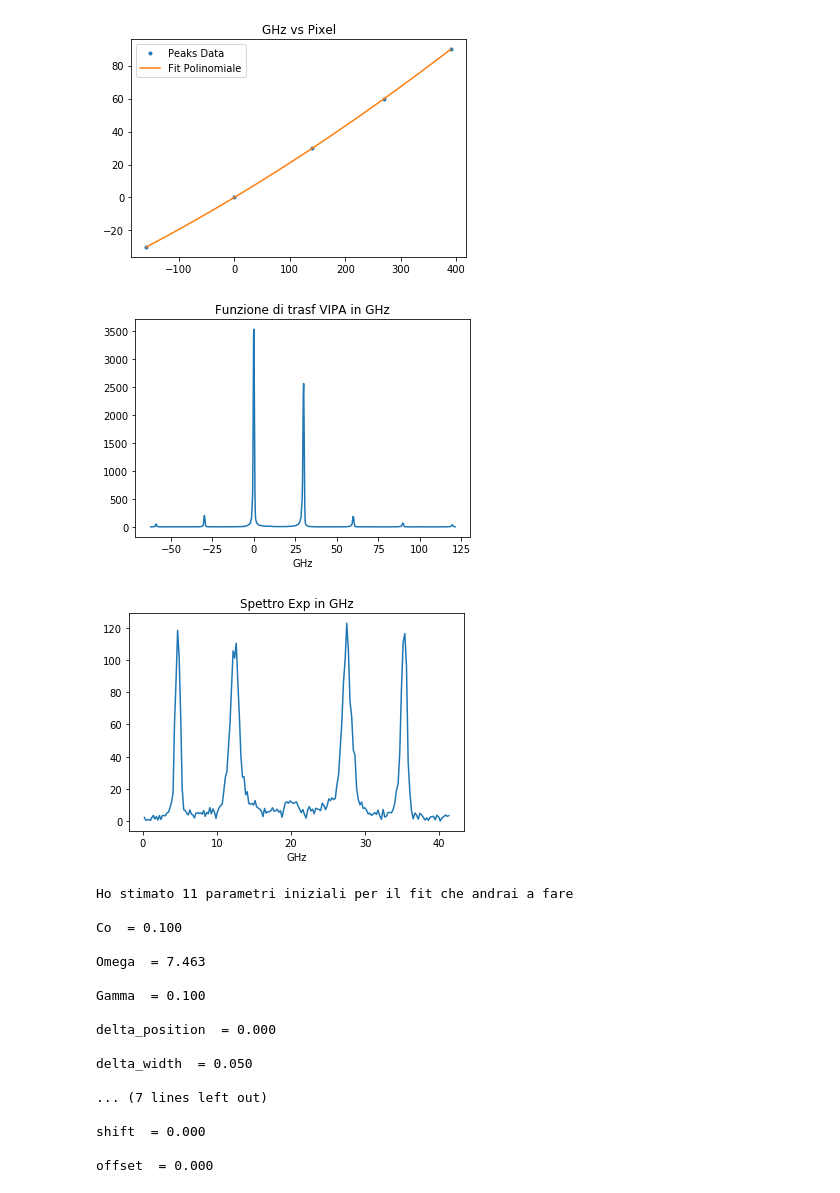
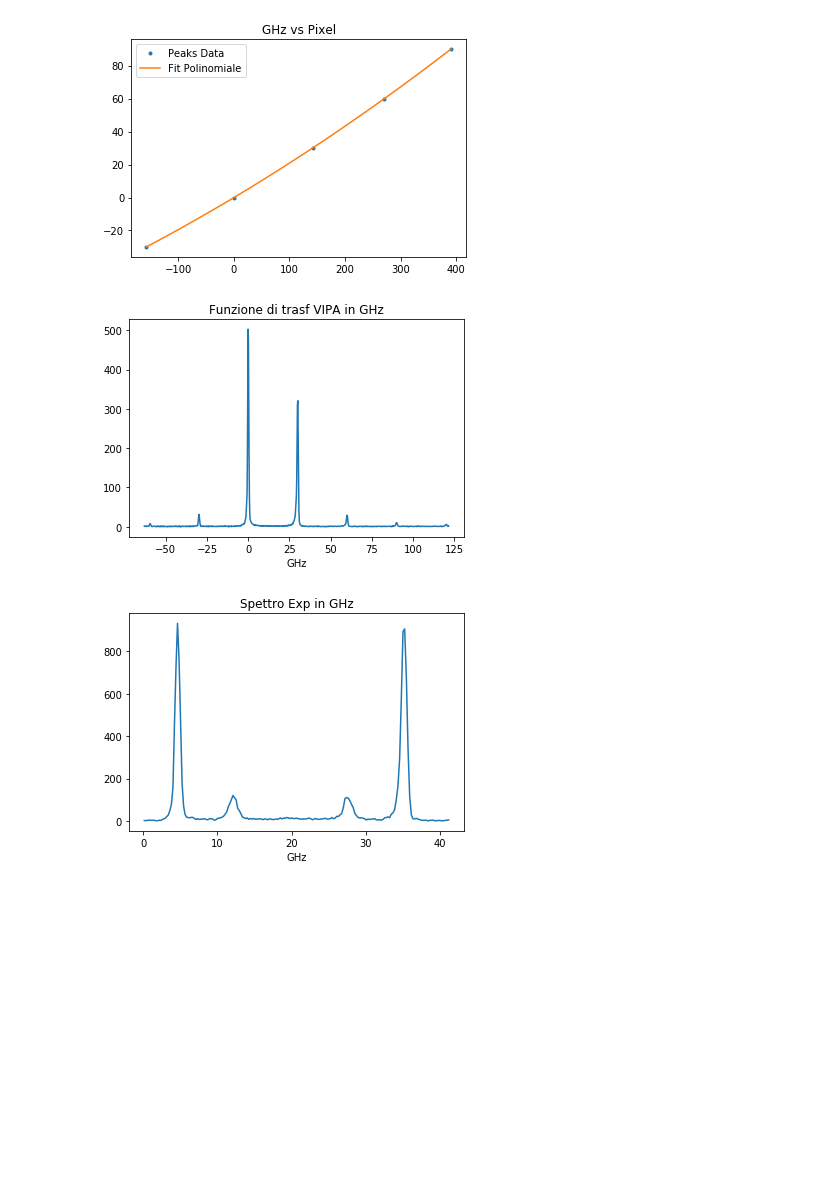
Before and after one commit to flautodipan/Python_Libraries, a Jupyter notebook: Experimentum_single.ipynb, the cells around one changed output. Saved outputs shown, nothing was run; the diff lists cells and outputs as text; code cells hidden in the pictures; blank space fills up the shorter version.

```diff
--- a/Experimentum_single.ipynb
+++ b/Experimentum_single.ipynb
@@ -41,8 +43,8 @@ cols_real   = ('Co', 'Omega', 'Gamma', 'Delta', 'tau', 'delta_position', 'delta_
 cols_gauss  = ( 'A', 'mu', 'sigma')
 # %%
 #0) importo dati e inizializzo oggetti
-i   =   27
-j   =   15
+i   =   0
+j   =   19
 y    =   Import_from_Matlab(spectra_filename, now_path, var_name = 'y3')[i][j]
 Data    =   Exp.Spectrum(name = str((i,j)))
 Data.Get_Spectrum(y = np.resize(y, np.max(y.shape)), offset = 183., cut = pre_cut, cut_range = (10, 175))
@@ -95,35 +96,15 @@ Text(0.5, 1.0, '(27, 15)')
 # %%
-#1) Operazioni di modifica Spettro
+#2) Operazioni di conversione in GHz
 
 Data.How_Many_Peaks_To_VIPA(treshold = VIPA_treshold, **syg_kwargs_VIPA)
 Data.Fit_Pixel2GHz(fig = True)
 Data.VIPA_Pix2GHz(fig = True)
 
 if nature == 'brillouin_higher':
         Data.Get_Spectrum_Peaks(**syg_kwargs_brill)
 
 Data.Spectrum_Pix2GHz(fig = True)
-Data.Align_Spectrum()
-Data.Cut_n_Estimate_Spectrum(estimate = True, cut = True, verbose = True, distanza = .25)
-Data.Fit_VIPA_Gaussian(fig = True)
 # %% [output]
 [figure]
-[figure, old version]
+[figure, new version]
-[figure, old version]
+[figure, new version]
-Ho stimato 11 parametri iniziali per il fit che andrai a fare
-
-Co  = 0.100
-
-Omega  = 7.463
-
-Gamma  = 0.100
-
-delta_position  = 0.000
-
-delta_width  = 0.050
-
-... (7 lines left out)
-
-shift  = 0.000
-
-offset  = 0.000
```
Also changed, not shown: parts of 18 cells of this notebook, 4 other files.
